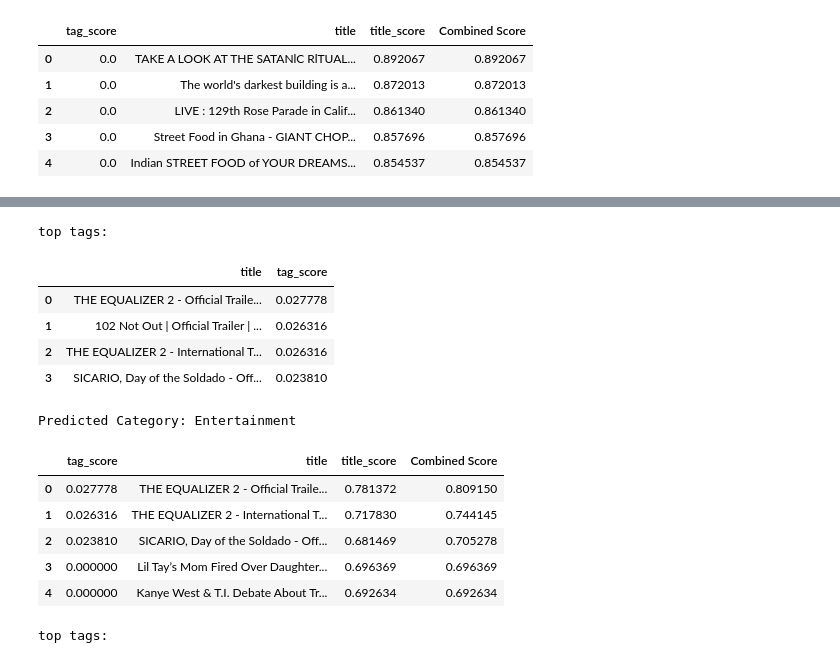
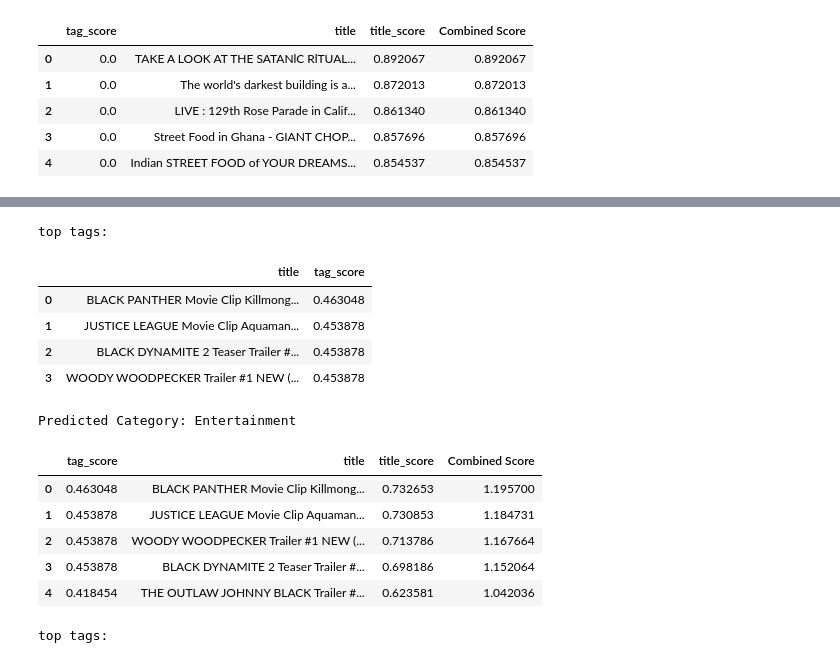
Before and after one commit to annyoo96/YoutubeTrendingClassifier, a Jupyter notebook: YoutubeReccomenderSystemFINAL.ipynb, the cells around one changed output, grey strips where cells are left out. Saved outputs shown, nothing was run; the diff lists cells and outputs as text; code cells hidden in the pictures.

```diff
--- a/YoutubeReccomenderSystemFINAL.ipynb
+++ b/YoutubeReccomenderSystemFINAL.ipynb
@@ -538,13 +538,13 @@ Dua Lipa - IDGAF (Official Music Video)
 ## Part 3: Recommender System
 This is the main function of recommender system that combine and call all functions above.
 # %%
-def make_recommendations(title, func, num, tags = None):
+def make_recommendations(title, func, tag_func, num, tags = None):
     """
     This function takes a string, a similarity calculate function of your choice, number of
     recommendation you want, and tags if exist, then output the desire video recommendation dataframe.
     """
     top_titles = find_similar_title(title, func, num)
-    top_tags = find_similar_tag_video(title, get_jaccard_sim_list, num, tags)
+    top_tags = find_similar_tag_video(title, tag_func, num, tags)
 
     category = predict_category_from_title(title)
     print("Predicted Category: " + str(category_map[str(category)]))
@@ -558,7 +558,7 @@ def make_recommendations(title, func, num, tags = None):
     title_supplement_score = []
     for t in top_titles["title"]:
         tags = find_tags(t, category_df)
-        title_supplement_score.append(get_jaccard_sim_list(interested_tags, tags))
+        title_supplement_score.append(tag_func(interested_tags, tags))
 
     tags_supplement_score = []
     for t in top_tags["title"]:
@@ -632,44 +632,44 @@ Predicted Category: News & Politics
 
 title = "GHOSTBUSTERS: AFTERLIFE - Official Trailer (HD)"
 tags = ["Sony",
         "Sony Pictures Entertainment",
         "Ghostbusters: Afterlife",
         "Ghostbusters 2020",
         "Ghostbusters: Afterlife Trailer",
         "Official Trailer",
         "Ghostbusters Official Trailer",
         "Jason Reitman",
         "Dan Aykroyd",
         "Harold Ramis",
         "Carrie Coon",
         "Finn Wolfhard",
         "Mckenna Grace",
         "Paul Rudd",
         "Ghostbusters 2020 Trailer",
         "Ghostbusters: Afterlife Sony",
         "Ghostbusters Afterlife 2020",
         "HD Trailer",
         "Trailer",
         "Trailer 2020"]
 
-top_tags = find_similar_tag_video(title, get_jaccard_sim_list, 4, tags)
+top_tags = find_similar_tag_video(title, get_cosine_sim_list, 4, tags)
 print("top tags:")
 display(top_tags)
-make_recommendations(title, get_gensim_sim, 5, tags)
+make_recommendations(title, get_gensim_sim, get_cosine_sim_list, 5, tags)
 # %% [output]
 top tags:
 |  | title | tag_score |
-| 0 | THE EQUALIZER 2 - Official Traile... | 0.027778 |
-| 1 | 102 Not Out | Official Trailer | ... | 0.026316 |
-| 2 | THE EQUALIZER 2 - International T... | 0.026316 |
-| 3 | SICARIO, Day of the Soldado - Off... | 0.023810 |
+| 0 | BLACK PANTHER Movie Clip Killmong... | 0.463048 |
+| 1 | JUSTICE LEAGUE Movie Clip Aquaman... | 0.453878 |
+| 2 | BLACK DYNAMITE 2 Teaser Trailer #... | 0.453878 |
+| 3 | WOODY WOODPECKER Trailer #1 NEW (... | 0.453878 |
 Predicted Category: Entertainment
 |  | tag_score | title | title_score | Combined Score |
-| 0 | 0.027778 | THE EQUALIZER 2 - Official Traile... | 0.781372 | 0.809150 |
-| 1 | 0.026316 | THE EQUALIZER 2 - International T... | 0.717830 | 0.744145 |
-| 2 | 0.023810 | SICARIO, Day of the Soldado - Off... | 0.681469 | 0.705278 |
-| 3 | 0.000000 | Lil Tay’s Mom Fired Over Daughter... | 0.696369 | 0.696369 |
-| 4 | 0.000000 | Kanye West & T.I. Debate About Tr... | 0.692634 | 0.692634 |
+| 0 | 0.463048 | BLACK PANTHER Movie Clip Killmong... | 0.732653 | 1.195700 |
+| 1 | 0.453878 | JUSTICE LEAGUE Movie Clip Aquaman... | 0.730853 | 1.184731 |
+| 2 | 0.453878 | WOODY WOODPECKER Trailer #1 NEW (... | 0.713786 | 1.167664 |
+| 3 | 0.453878 | BLACK DYNAMITE 2 Teaser Trailer #... | 0.698186 | 1.152064 |
+| 4 | 0.418454 | THE OUTLAW JOHNNY BLACK Trailer #... | 0.623581 | 1.042036 |
 # %%
 # https://www.youtube.com/watch?v=oygrmJFKYZY
 # Category: Music
```
Also changed, not shown: parts of 10 cells of this notebook.
